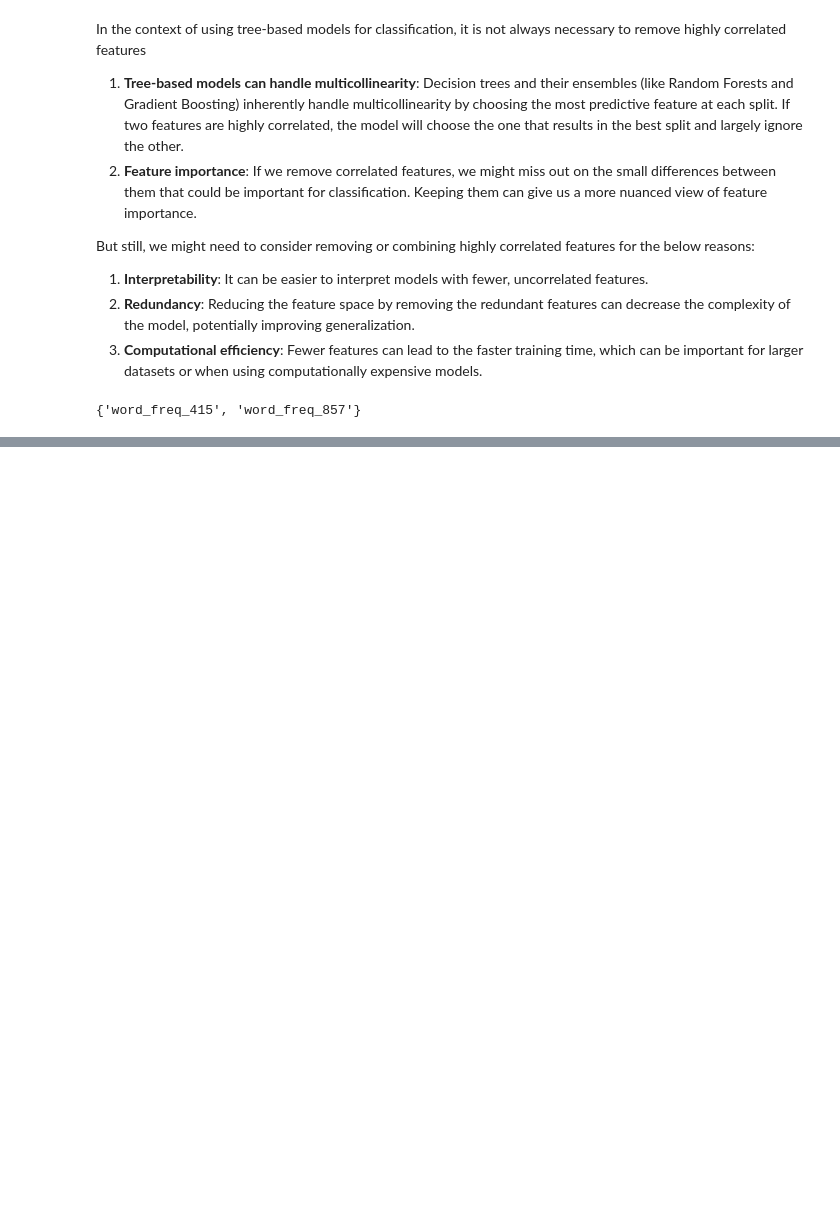
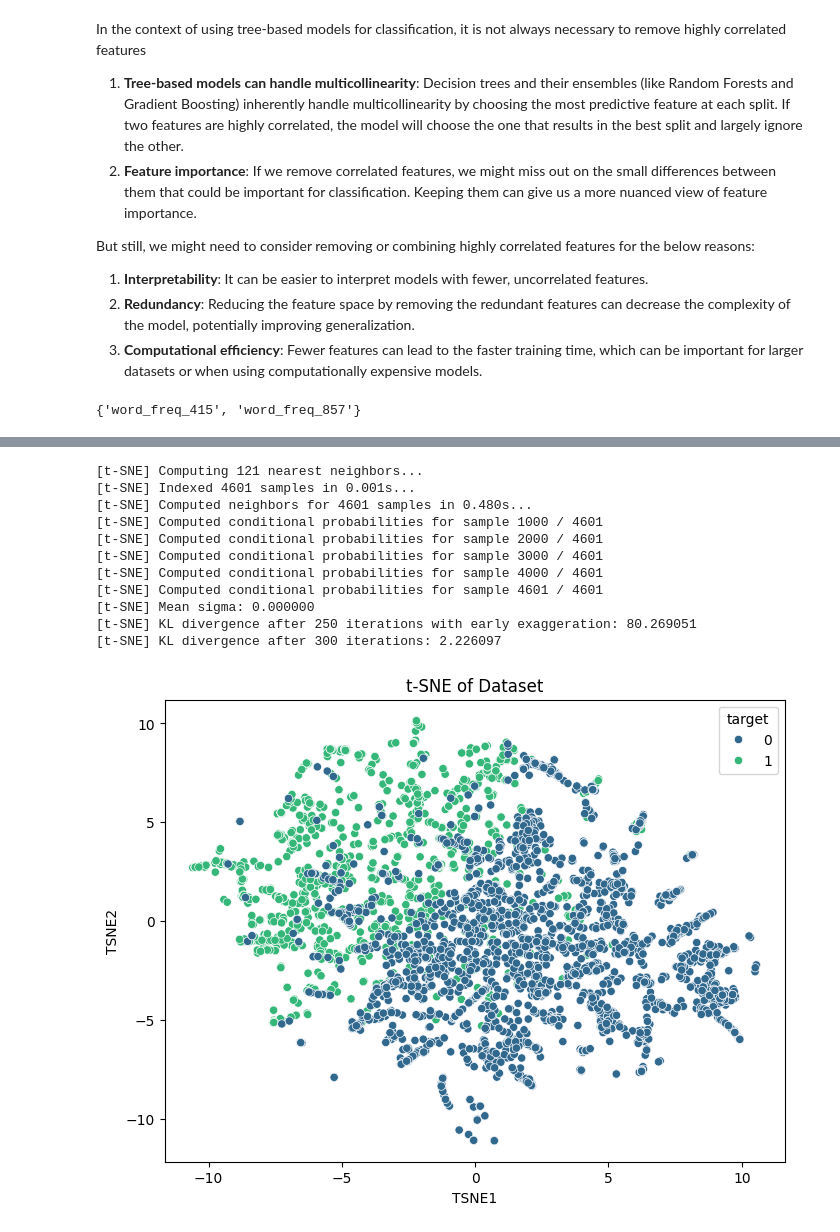
Before and after one commit to iajaykarthick/Email-Spam-Classification, a Jupyter notebook: notebooks/01_EDA.ipynb, the cells around one changed output, grey strips where cells are left out. Cells and saved outputs as stored; diff of their text form; code cells hidden in the pictures; blank space fills up the shorter version.

```diff
--- a/notebooks/01_EDA.ipynb
+++ b/notebooks/01_EDA.ipynb
@@ -202,0 +386,24 @@ plt.show()
+# %%
+tsne = TSNE(n_components=2, verbose=1, perplexity=40, n_iter=300)
+X_tsne = tsne.fit_transform(X_scaled)
+
+tsne_df = pd.DataFrame(data=X_tsne, columns=['TSNE1', 'TSNE2'])
+tsne_df['target'] = target
+
+plt.figure(figsize=(8, 6))
+sns.scatterplot(x='TSNE1', y='TSNE2', hue='target', data=tsne_df, palette='viridis')
+plt.title('t-SNE of Dataset')
+plt.show()
+# %% [output]
+[t-SNE] Computing 121 nearest neighbors...
+[t-SNE] Indexed 4601 samples in 0.001s...
+[t-SNE] Computed neighbors for 4601 samples in 0.480s...
+[t-SNE] Computed conditional probabilities for sample 1000 / 4601
+[t-SNE] Computed conditional probabilities for sample 2000 / 4601
+[t-SNE] Computed conditional probabilities for sample 3000 / 4601
+[t-SNE] Computed conditional probabilities for sample 4000 / 4601
+[t-SNE] Computed conditional probabilities for sample 4601 / 4601
+[t-SNE] Mean sigma: 0.000000
+[t-SNE] KL divergence after 250 iterations with early exaggeration: 80.269051
+[t-SNE] KL divergence after 300 iterations: 2.226097
+[figure, added]
```
Also changed, not shown: parts of 41 cells of this notebook.
